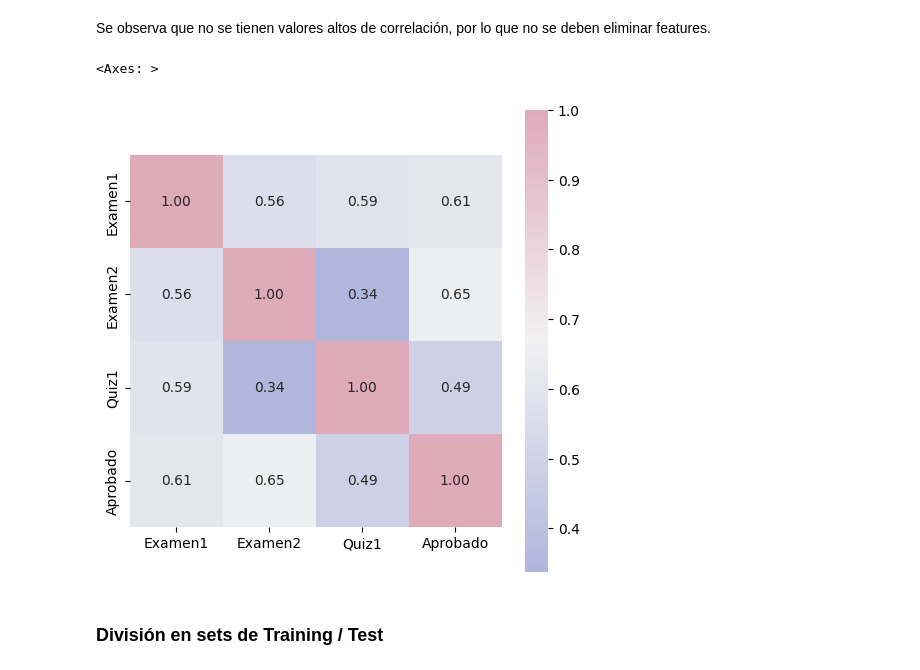
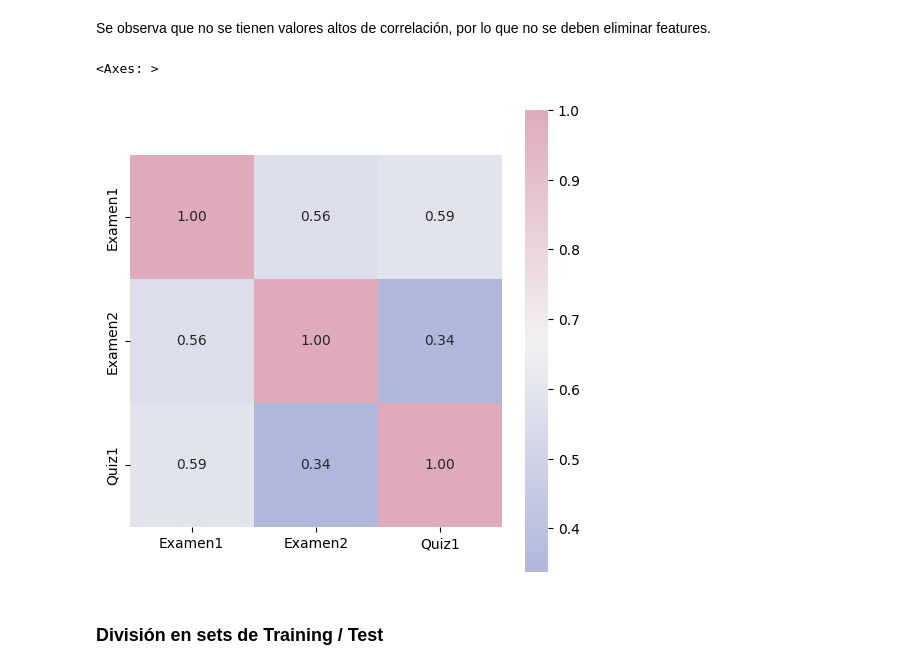
Before and after one commit to danib08/Reconocimiento-de-Patrones, a Jupyter notebook: Proyecto1.ipynb, the cells around one changed output. Cells and saved outputs as stored; diff of their text form; code cells hidden in the pictures.

```diff
--- a/Proyecto1.ipynb
+++ b/Proyecto1.ipynb
@@ -1473,16 +1473,18 @@ plt.show()
 [figure]
 # %% [markdown]
 ### Matriz de correlación
+# %%
+features = data_ce1101.drop(["Aprobado"], axis=1)
 # %% [markdown]
 Se observa que no se tienen valores altos de correlación, por lo que no se deben eliminar features.
 # %%
-corrmat = data_ce1101.corr(numeric_only=True)
+corrmat = features.corr(numeric_only=True)
 cmap = sns.diverging_palette(260, -10, s=50, l=75, n=6, as_cmap=True)
 plt.subplots(figsize=(6,6))
 sns.heatmap(corrmat, cmap=cmap, annot=True, square=True, fmt='.2f')
 # %% [output]
 <Axes: >
-[figure, old version]
+[figure, new version]
 # %% [markdown]
 ### División en sets de Training / Test
 # %%
```
Also changed, not shown: parts of 63 cells of this notebook.
